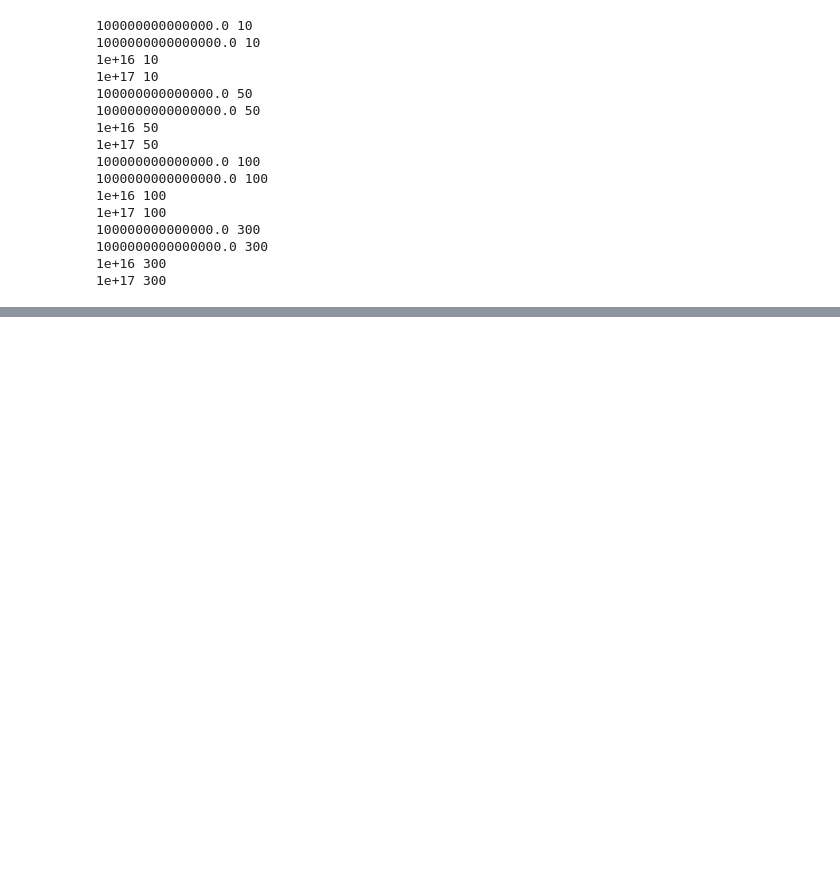
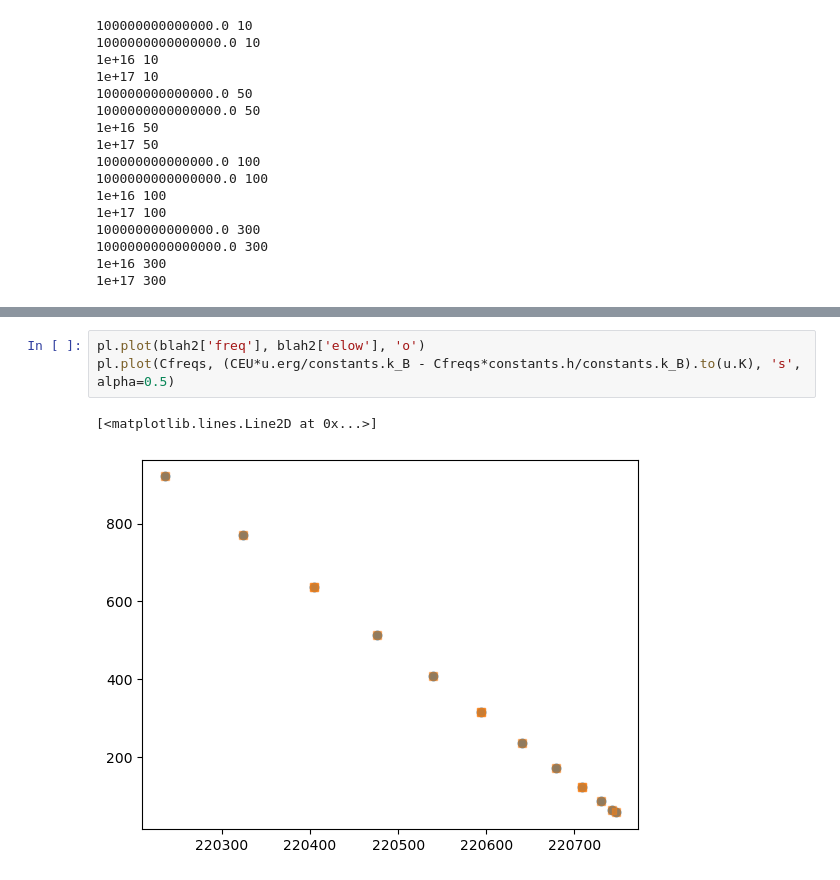
Before and after one commit to pyspeckit/pyspeckit-tests, a Jupyter notebook: xclass-benchmark/XCLASS_Benchmark_CH3CN.ipynb, the cells around one changed output, grey strips where cells are left out. Drawn from its saved outputs; the diff is of its cells as text; blank space fills up the shorter version.

```diff
--- a/xclass-benchmark/XCLASS_Benchmark_CH3CN.ipynb
+++ b/xclass-benchmark/XCLASS_Benchmark_CH3CN.ipynb
@@ -366,0 +486,6 @@ for tem in temperatures:
+# %%
+pl.plot(blah2['freq'], blah2['elow'], 'o')
+pl.plot(Cfreqs, (CEU*u.erg/constants.k_B - Cfreqs*constants.h/constants.k_B).to(u.K), 's', alpha=0.5)
+# %% [output]
+[<matplotlib.lines.Line2D at 0x...>]
+[figure, added]
```
Also changed, not shown: parts of 23 cells of this notebook, 2 other files.
